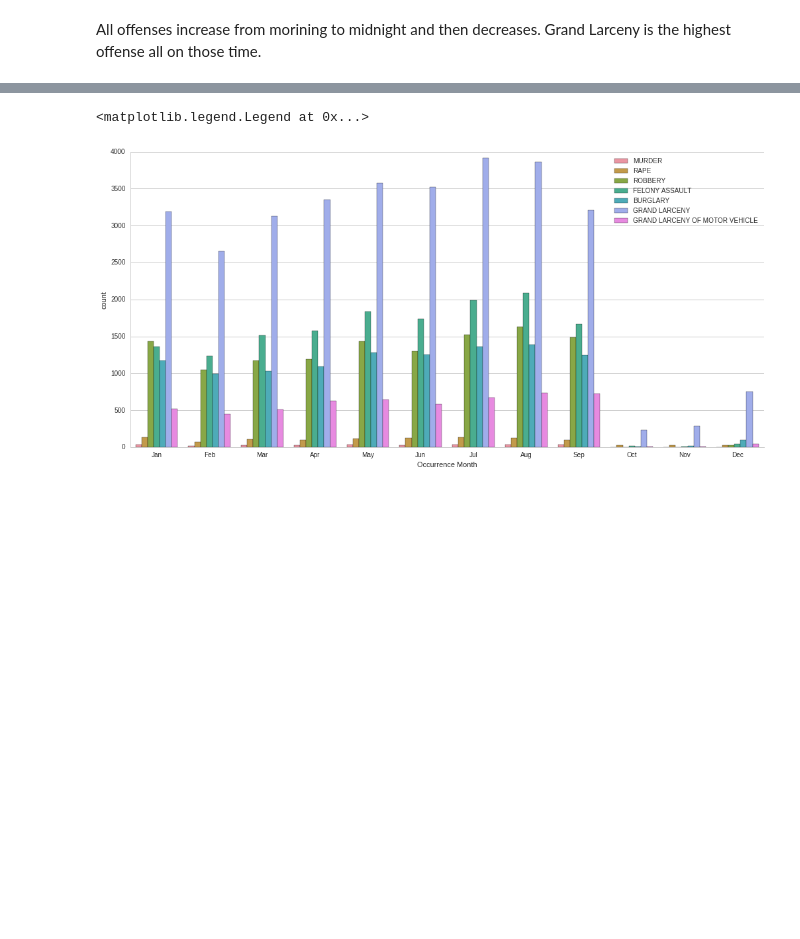
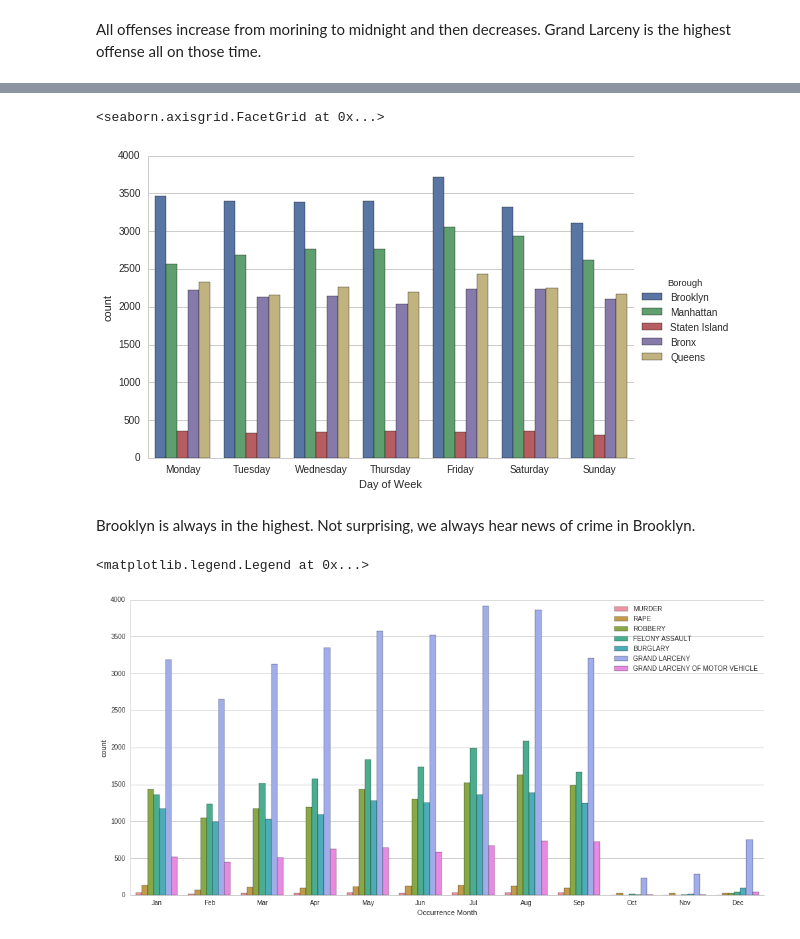
Before and after one commit to Raey2014/data_analysis_visualization, a Jupyter notebook: NY_crime_data_modified.ipynb, the cells around one changed output, grey strips where cells are left out. Drawn from its saved outputs; the diff is of its cells as text; code cells hidden in the pictures; blank space fills up the shorter version.

```diff
--- a/NY_crime_data_modified.ipynb
+++ b/NY_crime_data_modified.ipynb
@@ -121,3 +110,14 @@ Felony assault is more common in the weekend.
+# %%
+# Lets see what type of crime is more happening in days
+DD = ['Monday', 'Tuesday', 'Wednesday', 'Thursday', 'Friday', 'Saturday','Sunday']
+sns.factorplot('Day of Week',data=Crime_ny_df,hue='Borough', kind = 'count', aspect = 1.5, size = 5,
+               order = DD, legend = True)
+#plt.legend(loc='right')
+# %% [output]
+<seaborn.axisgrid.FacetGrid at 0x...>
+[figure, added]
+# %% [markdown]
+Brooklyn is always in the highest. Not surprising, we always hear news of crime in Brooklyn.
 # %%
 # Lets see what type of crime is more happening in months, first we have to order the months manually
 X = ['Jan', 'Feb','Mar', 'Apr', 'May','Jun','Jul','Aug','Sep', 'Oct','Nov', 'Dec']
```
Also changed, not shown: parts of 16 cells of this notebook.
